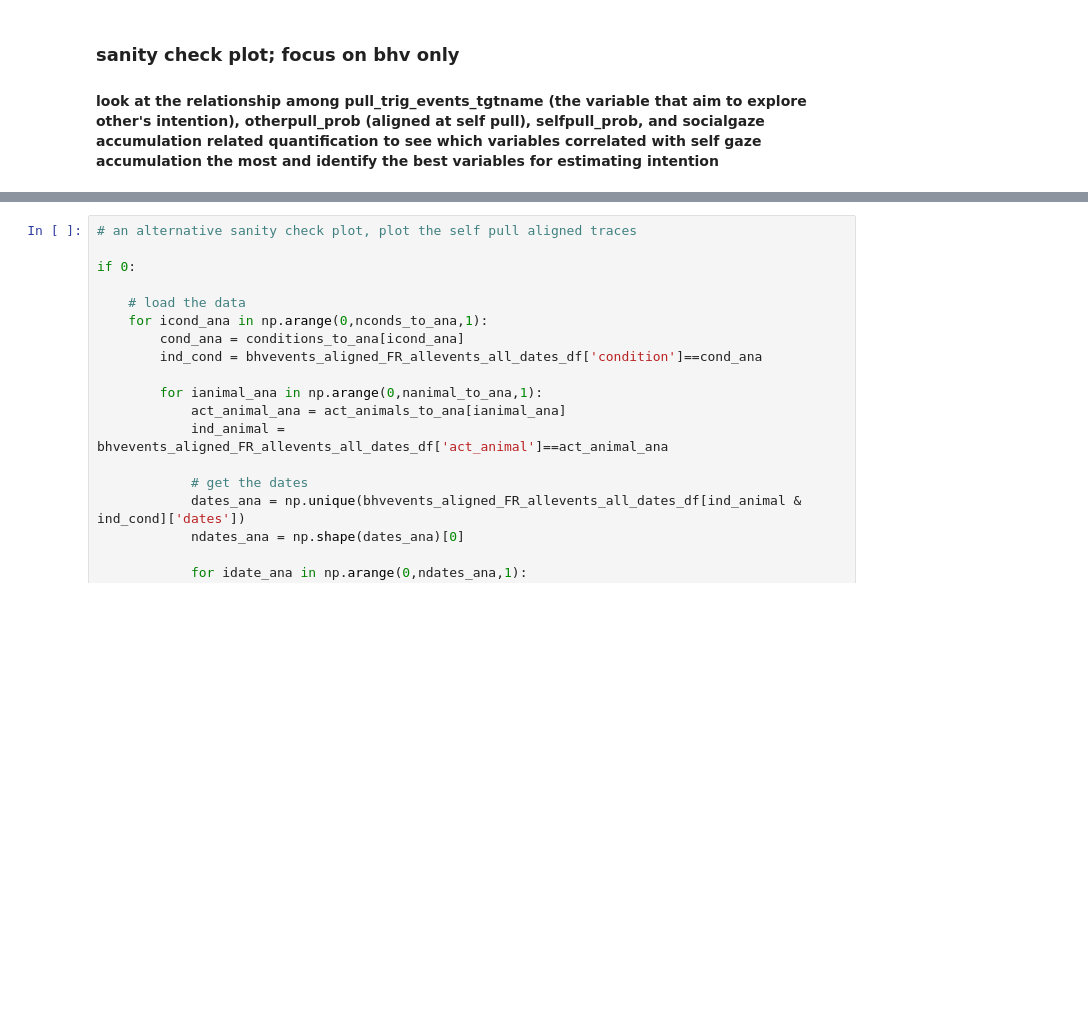
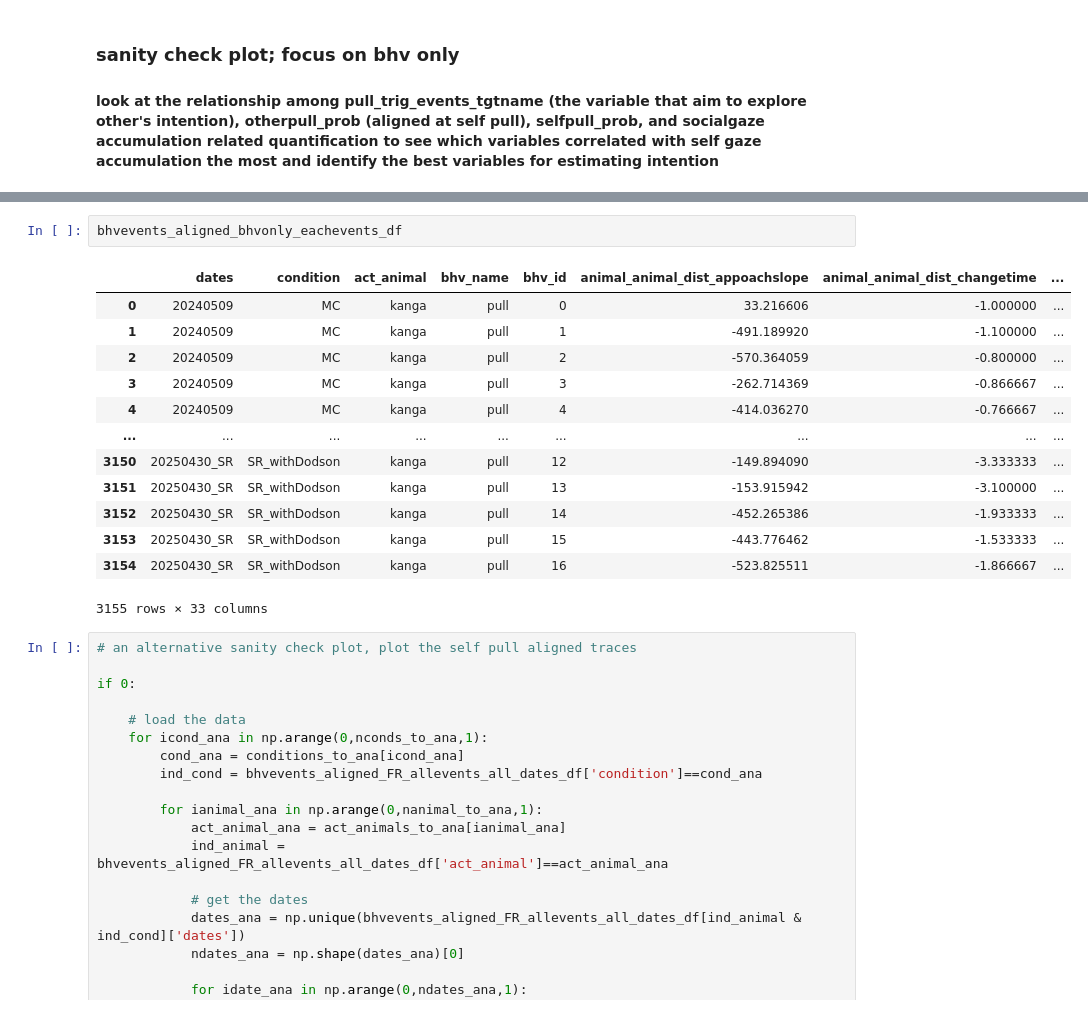
Before and after one commit to wilburshi/following_up_analysis, a Jupyter notebook: 3d_recontruction_analysis_self_and_coop_task_neural_analysis/basic_neural_analysis_allsessions_basicEvents_PCA_makeBhvNeuronVideos_Pullfocused_continuousBhv_partnerDistVaris.ipynb, the cells around one changed output, grey strips where cells are left out. Saved outputs shown, nothing was run; the diff lists cells and outputs as text; blank space fills up the shorter version.

Commit message:
add analysis that aligns the activity at the start of the pull action onset

```diff
--- a/3d_recontruction_analysis_self_and_coop_task_neural_analysis/basic_neural_analysis_allsessions_basicEvents_PCA_makeBhvNeuronVideos_Pullfocused_continuousBhv_partnerDistVaris.ipynb
+++ b/3d_recontruction_analysis_self_and_coop_task_neural_analysis/basic_neural_analysis_allsessions_basicEvents_PCA_makeBhvNeuronVideos_Pullfocused_continuousBhv_partnerDistVaris.ipynb
@@ -2824,3 +2920,19 @@ if 1:
+# %%
+bhvevents_aligned_bhvonly_eachevents_df
+# %% [output]
+|  | dates | condition | act_animal | bhv_name | bhv_id | animal_animal_dist_appoachslope | animal_animal_dist_changetime | ... |
+| 0 | 20240509 | MC | kanga | pull | 0 | 33.216606 | -1.000000 | ... |
+| 1 | 20240509 | MC | kanga | pull | 1 | -491.189920 | -1.100000 | ... |
+| 2 | 20240509 | MC | kanga | pull | 2 | -570.364059 | -0.800000 | ... |
+| 3 | 20240509 | MC | kanga | pull | 3 | -262.714369 | -0.866667 | ... |
+| 4 | 20240509 | MC | kanga | pull | 4 | -414.036270 | -0.766667 | ... |
+| ... | ... | ... | ... | ... | ... | ... | ... | ... |
+| 3150 | 20250430_SR | SR_withDodson | kanga | pull | 12 | -149.894090 | -3.333333 | ... |
+| 3151 | 20250430_SR | SR_withDodson | kanga | pull | 13 | -153.915942 | -3.100000 | ... |
+| 3152 | 20250430_SR | SR_withDodson | kanga | pull | 14 | -452.265386 | -1.933333 | ... |
+| 3153 | 20250430_SR | SR_withDodson | kanga | pull | 15 | -443.776462 | -1.533333 | ... |
+| 3154 | 20250430_SR | SR_withDodson | kanga | pull | 16 | -523.825511 | -1.866667 | ... |
+3155 rows × 33 columns
 # %%
 # an alternative sanity check plot, plot the self pull aligned traces
 
```
Also changed, not shown: parts of 27 cells of this notebook, 42 other files.
